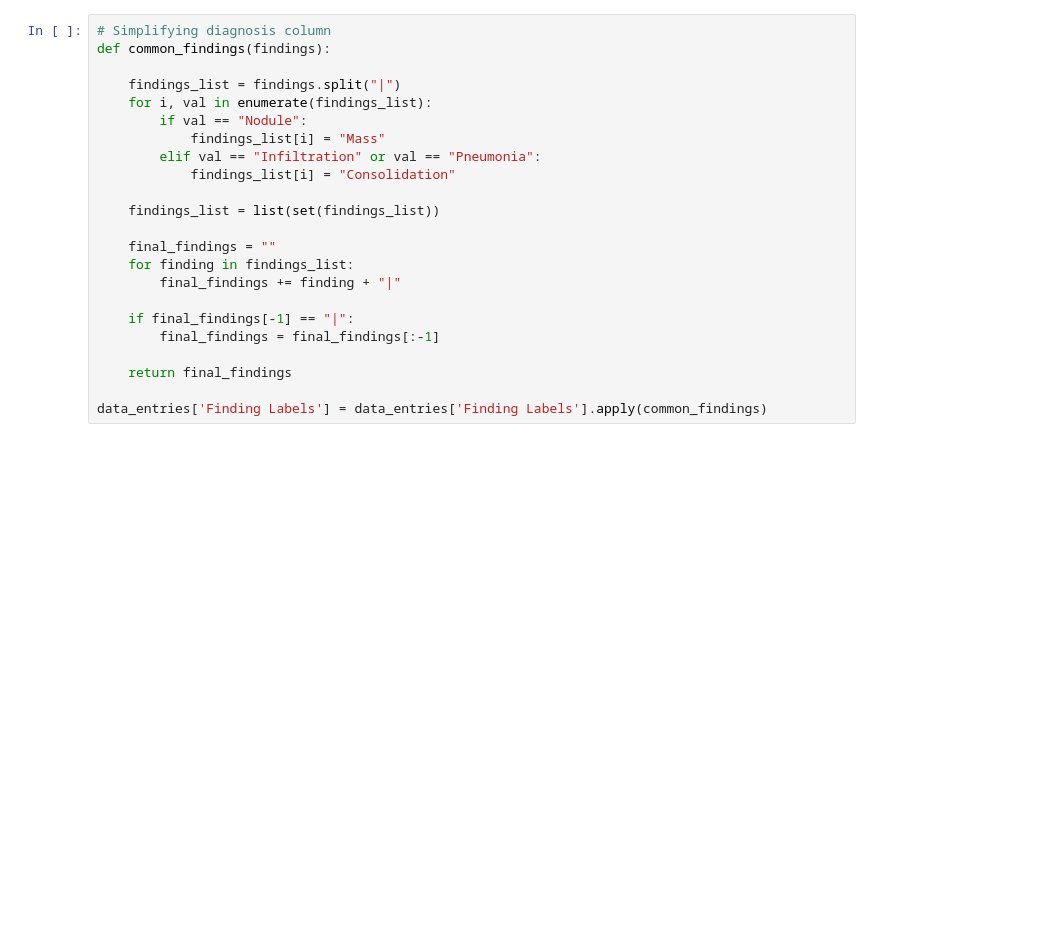
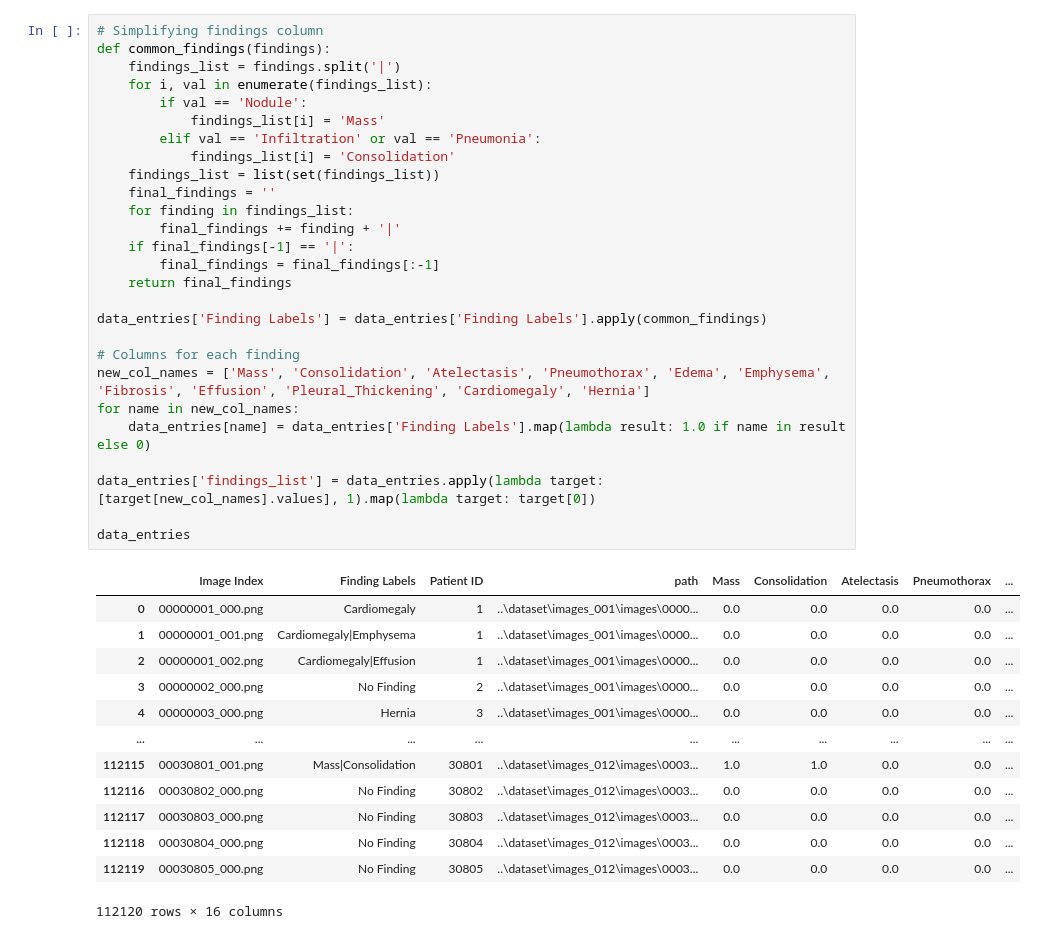
Before and after one commit to ericyzhou/CNN-X-Ray-Classifier, a Jupyter notebook: final_project.ipynb, the cells around one changed output. Saved outputs shown, nothing was run; the diff lists cells and outputs as text; blank space fills up the shorter version.

```diff
--- a/final_project.ipynb
+++ b/final_project.ipynb
@@ -32,24 +31,42 @@ data_entries
 # %%
-# Simplifying diagnosis column
+# Simplifying findings column
 def common_findings(findings):
-
-    findings_list = findings.split("|")
+    findings_list = findings.split('|')
     for i, val in enumerate(findings_list):
-        if val == "Nodule":
-            findings_list[i] = "Mass"
-        elif val == "Infiltration" or val == "Pneumonia":
-            findings_list[i] = "Consolidation"
-
+        if val == 'Nodule':
+            findings_list[i] = 'Mass'
+        elif val == 'Infiltration' or val == 'Pneumonia':
+            findings_list[i] = 'Consolidation'
     findings_list = list(set(findings_list))
-
-    final_findings = ""
+    final_findings = ''
     for finding in findings_list:
-        final_findings += finding + "|"
-
-    if final_findings[-1] == "|":
+        final_findings += finding + '|'
+    if final_findings[-1] == '|':
         final_findings = final_findings[:-1]
-
     return final_findings
 
 data_entries['Finding Labels'] = data_entries['Finding Labels'].apply(common_findings)
+
+# Columns for each finding
+new_col_names = ['Mass', 'Consolidation', 'Atelectasis', 'Pneumothorax', 'Edema', 'Emphysema', 'Fibrosis', 'Effusion', 'Pleural_Thickening', 'Cardiomegaly', 'Hernia']
+for name in new_col_names:
+    data_entries[name] = data_entries['Finding Labels'].map(lambda result: 1.0 if name in result else 0)
+
+data_entries['findings_list'] = data_entries.apply(lambda target: [target[new_col_names].values], 1).map(lambda target: target[0])
+
+data_entries
+# %% [output]
+|  | Image Index | Finding Labels | Patient ID | path | Mass | Consolidation | Atelectasis | Pneumothorax | ... |
+| 0 | 00000001_000.png | Cardiomegaly | 1 | ..\dataset\images_001\images\0000... | 0.0 | 0.0 | 0.0 | 0.0 | ... |
+| 1 | 00000001_001.png | Cardiomegaly|Emphysema | 1 | ..\dataset\images_001\images\0000... | 0.0 | 0.0 | 0.0 | 0.0 | ... |
+| 2 | 00000001_002.png | Cardiomegaly|Effusion | 1 | ..\dataset\images_001\images\0000... | 0.0 | 0.0 | 0.0 | 0.0 | ... |
+| 3 | 00000002_000.png | No Finding | 2 | ..\dataset\images_001\images\0000... | 0.0 | 0.0 | 0.0 | 0.0 | ... |
+| 4 | 00000003_000.png | Hernia | 3 | ..\dataset\images_001\images\0000... | 0.0 | 0.0 | 0.0 | 0.0 | ... |
+| ... | ... | ... | ... | ... | ... | ... | ... | ... | ... |
+| 112115 | 00030801_001.png | Mass|Consolidation | 30801 | ..\dataset\images_012\images\0003... | 1.0 | 1.0 | 0.0 | 0.0 | ... |
+| 112116 | 00030802_000.png | No Finding | 30802 | ..\dataset\images_012\images\0003... | 0.0 | 0.0 | 0.0 | 0.0 | ... |
+| 112117 | 00030803_000.png | No Finding | 30803 | ..\dataset\images_012\images\0003... | 0.0 | 0.0 | 0.0 | 0.0 | ... |
+| 112118 | 00030804_000.png | No Finding | 30804 | ..\dataset\images_012\images\0003... | 0.0 | 0.0 | 0.0 | 0.0 | ... |
+| 112119 | 00030805_000.png | No Finding | 30805 | ..\dataset\images_012\images\0003... | 0.0 | 0.0 | 0.0 | 0.0 | ... |
+112120 rows × 16 columns
 # %%
```
Also changed, not shown: parts of 6 cells of this notebook, 1 other file.
